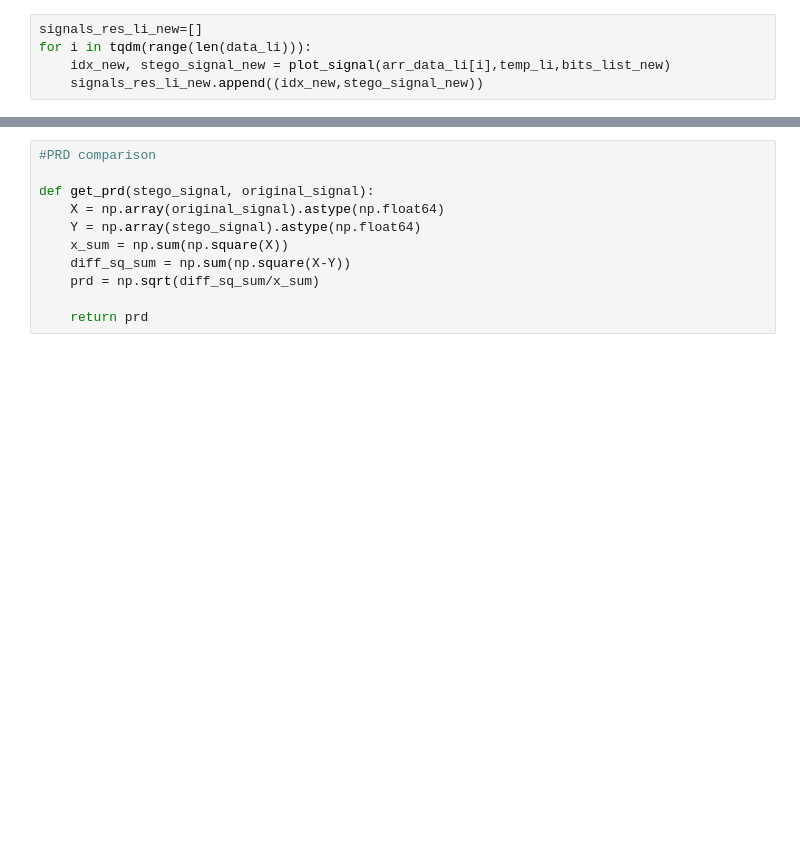
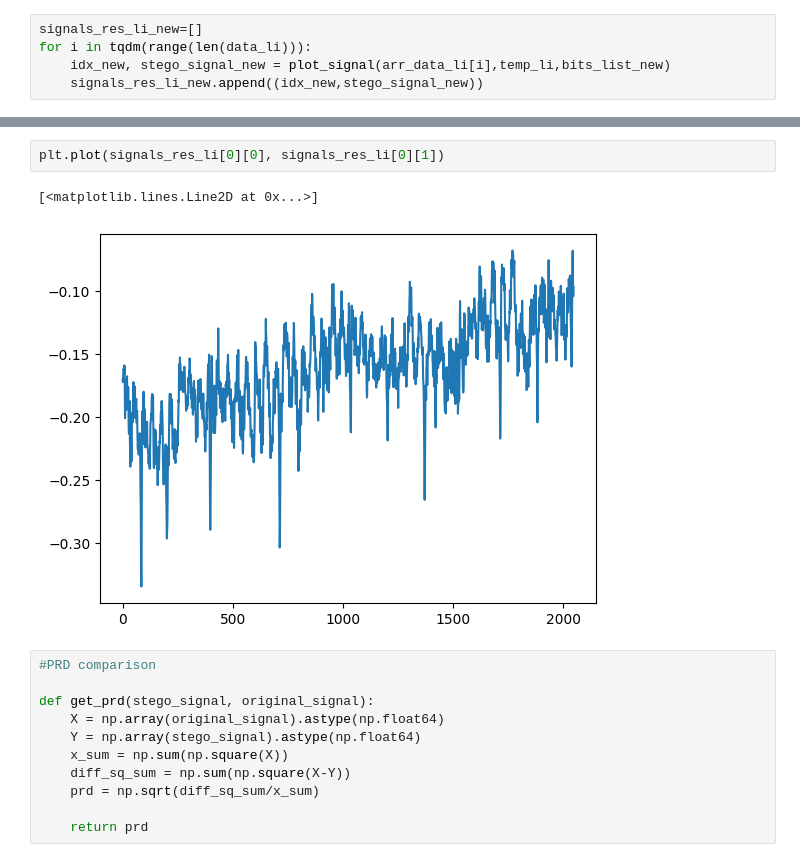
Before and after one commit to anirban21100/MIT-BIH, a Jupyter notebook: notebook4e79f032cc.ipynb, the cells around one changed output, grey strips where cells are left out. Drawn from its saved outputs; the diff is of its cells as text; blank space fills up the shorter version.

```diff
--- a/notebook4e79f032cc.ipynb
+++ b/notebook4e79f032cc.ipynb
@@ -270,3 +305,8 @@ for i in tqdm(range(len(data_li))):
+# %%
+plt.plot(signals_res_li[0][0], signals_res_li[0][1])
+# %% [output]
+[<matplotlib.lines.Line2D at 0x...>]
+[figure, added]
 # %%
 #PRD comparison
 
```
Also changed, not shown: parts of 17 cells of this notebook.
